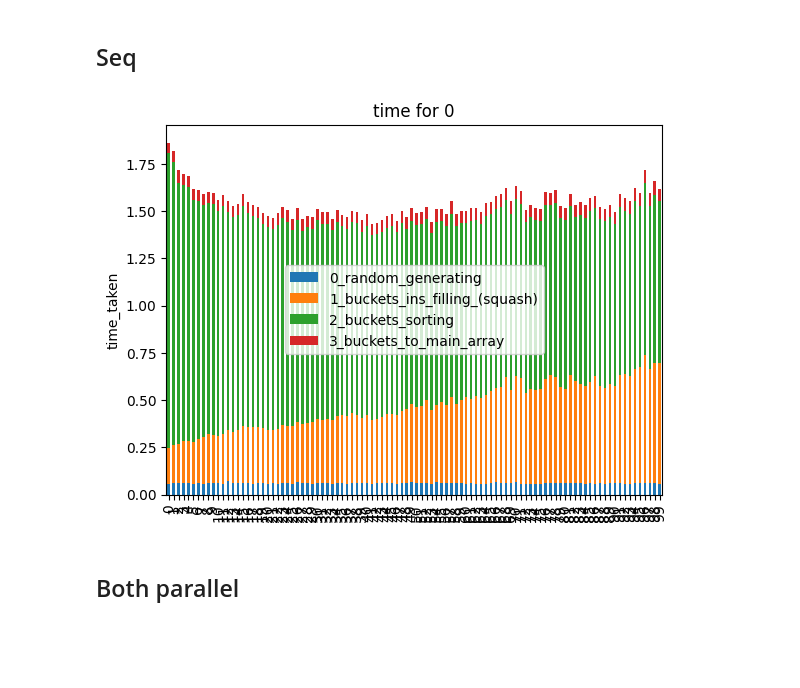
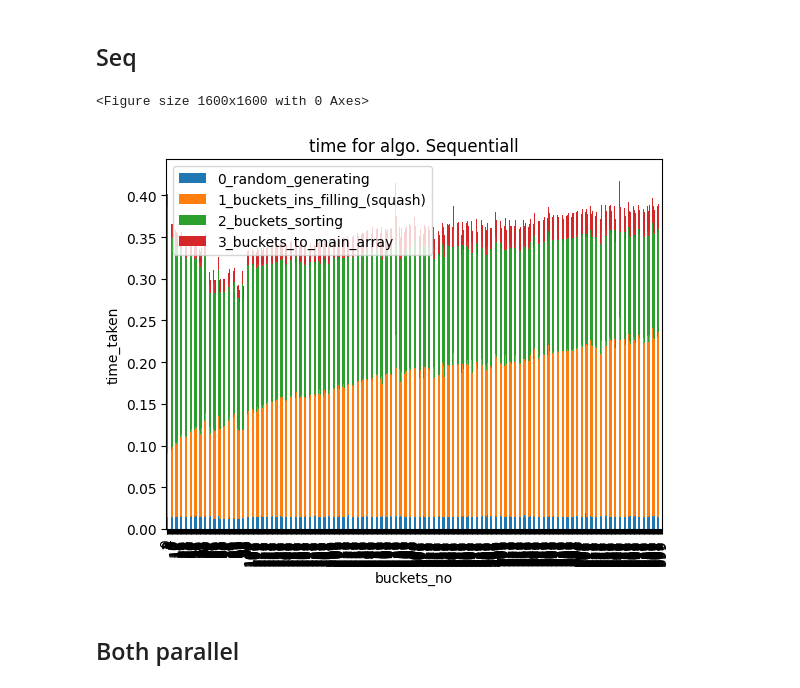
Before and after one commit to xsalonx/MPR-2023, a Jupyter notebook: lab2/vis2.ipynb, the cells around one changed output. Saved outputs shown, nothing was run; the diff lists cells and outputs as text; code cells hidden in the pictures; blank space fills up the shorter version.

```diff
--- a/lab2/vis2.ipynb
+++ b/lab2/vis2.ipynb
@@ -34,10 +36,12 @@ def get_data(file, algos):
     return df
 # %%
 def plot(df, i):
+    plt.figure(figsize=(16,16))
     a = df.loc[df['algo'] == i]
     a.drop(columns=['algo', 'buckets', 'arr_s', 'total_time']).plot(kind='bar', stacked=True)
     plt.ylabel('time_taken')
-    plt.title(f"time for {i}")
+    plt.xlabel('buckets_no')
+    plt.title(f"time for algo. {ALGOS[i]}")
 
 def plot_s(df, i):
     a = df.drop(columns=['buckets', 'arr_s'])
@@ -47,14 +51,16 @@ def plot_s(df, i):
     a = d1 / d2
     d = pd.DataFrame(data=a, columns=df.columns[2:7])
     d.plot(kind='line', stacked=True)
-    plt.title(f"speedup for {i}")
+    plt.title(f"speedup for algo. {ALGOS[i]}")
+    plt.xlabel('buckets_no')
 # %% [markdown]
 ## Seq
 # %%
 seq_df = get_data('seq-res.txt', [0])
-plot(seq_df, 0)
+plot(seq_df.iloc[:800], 0)
 # %% [output]
+<Figure size 1600x1600 with 0 Axes>
-[figure, old version]
+[figure, new version]
 # %% [markdown]
 ## Both parallel
 # %%
```
Also changed, not shown: parts of 8 cells of this notebook, 4 other files.
